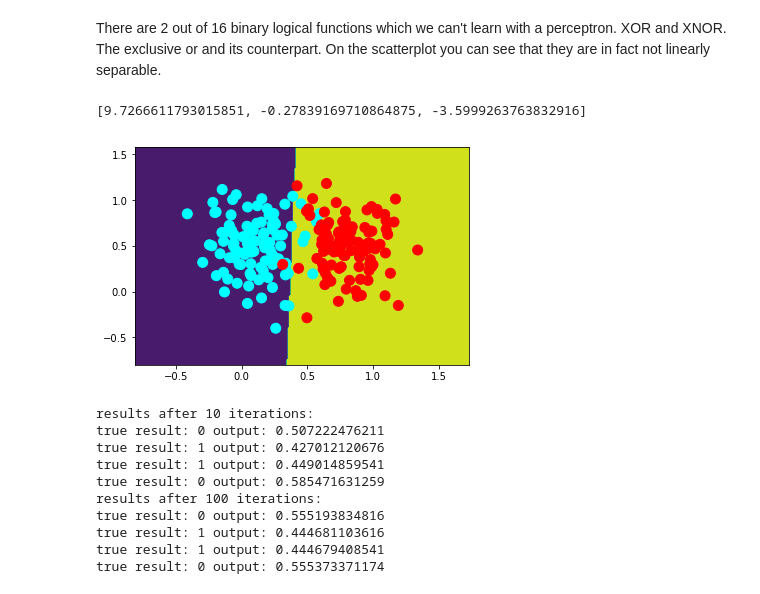
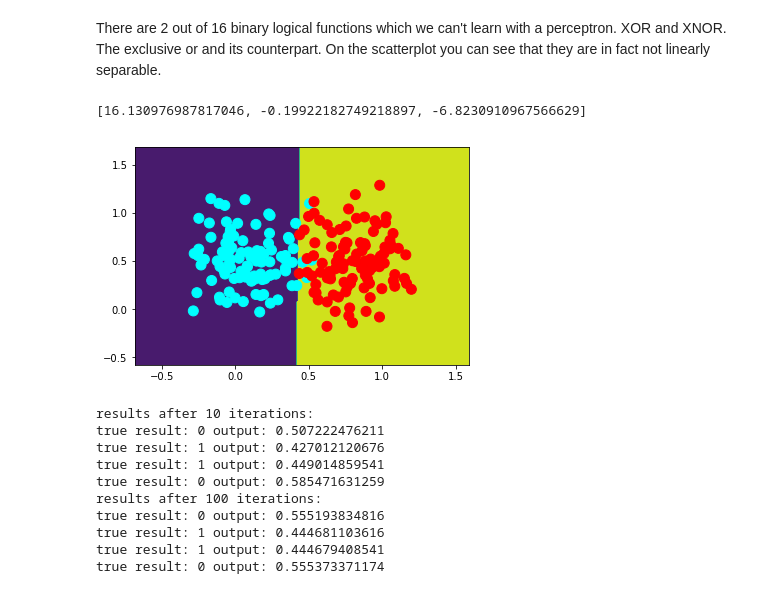
Before and after one commit to Christof93/Perceptron, a Jupyter notebook: perceptron_algorithm.ipynb, the cells around one changed output. Saved outputs shown, nothing was run; the diff lists cells and outputs as text; code cells hidden in the pictures.

```diff
--- a/perceptron_algorithm.ipynb
+++ b/perceptron_algorithm.ipynb
@@ -95,7 +95,7 @@ for i in range(100):
     error_count=0
     for input,desired_out in training_set_and:
         #compute output
-        result = unit_step(np.dot(input,weights)-0.5)
+        result = unit_step(np.dot(input,weights)-(-0.5))
         print "input:",input, "output:",result, "true result:",desired_out
         #compute error
         error= desired_out-result
@@ -268,26 +267,26 @@ There are 2 out of 16 binary logical functions which we can't learn with a perce
 # %%
 #additional 1 in each input vector
 #training_set_no_sep = [([0.3,0.8,1],1),([0.2,0.85,1],1),([0.1,0.6,1],1),([0.6,0.0,1],0),([1.2,0.8,1],0),([0.4,0.2,1],0),([0.8,-0.1,1],1),([0.85,0.0,1],0),([1.0,-0.2,1],0)]
 randgauss1=[([np.random.normal(0.1,0.2),np.random.normal(0.5,0.3),1.0],0) for i in range(100)]
 randgauss2=[([np.random.normal(0.8,0.2),np.random.normal(0.5,0.3),1.0],1) for i in range(100)]
 training_set_no_sep = randgauss1 + randgauss2
 # weights must be 3 dimensional now like the input vectors
 weights = [0.0,0.0,0.0]
-for it in range(100):
+for it in range(10000):
 
     for input,desired_out in training_set_no_sep:
         result = sigmoid(2,np.dot(input,weights))
 
         error= desired_out-result
         if abs(error) > 0.0:
             for i,val in enumerate(input):
                 ## 0.2 is the learning rate which we can choose freely between 0 and 1
                 weights[i]+= val * error * 0.2
 print weights
 plot_decision(training_set_no_sep,predict)
 # %% [output]
-[9.7266611793015851, -0.27839169710864875, -3.5999263763832916]
+[16.130976987817046, -0.19922182749218897, -6.8230910967566629]
-[figure, old version]
+[figure, new version]
 # %%
 training_set_xor = [([0,0,1],0),([0,1,1],1),([1,0,1],1),([1,1,1],0)]
 # weights must be 3 dimensional now like the input vectors
```
Also changed, not shown: parts of 1 cell of this notebook, 2 other files.
